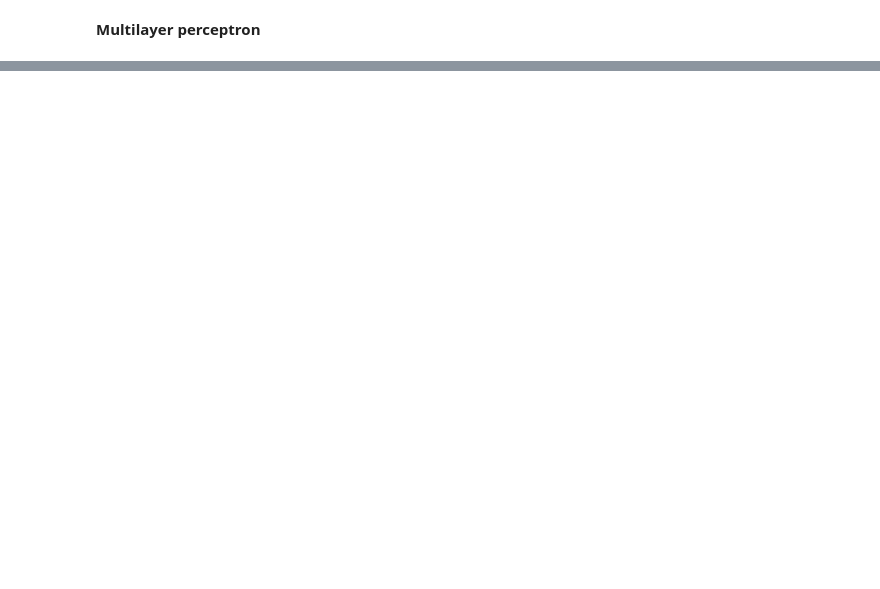
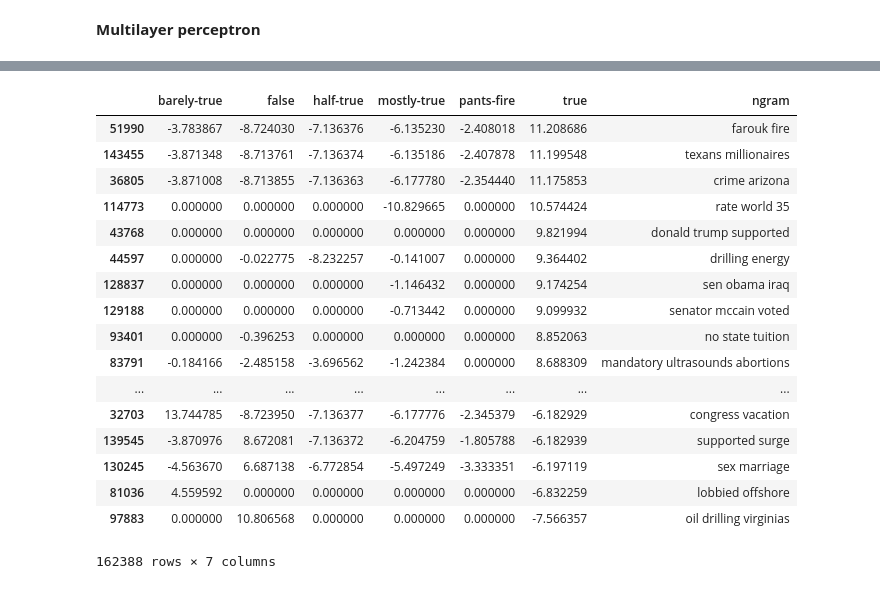
Before and after one commit to joshuamei91/ga-dsi-sg-07, a Jupyter notebook: capstone/US fake news analysis.ipynb, the cells around one changed output, grey strips where cells are left out. Cells and saved outputs as stored; diff of their text form; code cells hidden in the pictures; blank space fills up the shorter version.

```diff
--- a/capstone/US fake news analysis.ipynb
+++ b/capstone/US fake news analysis.ipynb
@@ -1051,0 +1156,21 @@ mlp_transformer_pipeline = Pipeline([
+# %%
+text_coef.sort_values('true', ascending=False)
+# %% [output]
+|  | barely-true | false | half-true | mostly-true | pants-fire | true | ngram |
+| 51990 | -3.783867 | -8.724030 | -7.136376 | -6.135230 | -2.408018 | 11.208686 | farouk fire |
+| 143455 | -3.871348 | -8.713761 | -7.136374 | -6.135186 | -2.407878 | 11.199548 | texans millionaires |
+| 36805 | -3.871008 | -8.713855 | -7.136363 | -6.177780 | -2.354440 | 11.175853 | crime arizona |
+| 114773 | 0.000000 | 0.000000 | 0.000000 | -10.829665 | 0.000000 | 10.574424 | rate world 35 |
+| 43768 | 0.000000 | 0.000000 | 0.000000 | 0.000000 | 0.000000 | 9.821994 | donald trump supported |
+| 44597 | 0.000000 | -0.022775 | -8.232257 | -0.141007 | 0.000000 | 9.364402 | drilling energy |
+| 128837 | 0.000000 | 0.000000 | 0.000000 | -1.146432 | 0.000000 | 9.174254 | sen obama iraq |
+| 129188 | 0.000000 | 0.000000 | 0.000000 | -0.713442 | 0.000000 | 9.099932 | senator mccain voted |
+| 93401 | 0.000000 | -0.396253 | 0.000000 | 0.000000 | 0.000000 | 8.852063 | no state tuition |
+| 83791 | -0.184166 | -2.485158 | -3.696562 | -1.242384 | 0.000000 | 8.688309 | mandatory ultrasounds abortions |
+| ... | ... | ... | ... | ... | ... | ... | ... |
+| 32703 | 13.744785 | -8.723950 | -7.136377 | -6.177776 | -2.345379 | -6.182929 | congress vacation |
+| 139545 | -3.870976 | 8.672081 | -7.136372 | -6.204759 | -1.805788 | -6.182939 | supported surge |
+| 130245 | -4.563670 | 6.687138 | -6.772854 | -5.497249 | -3.333351 | -6.197119 | sex marriage |
+| 81036 | 4.559592 | 0.000000 | 0.000000 | 0.000000 | 0.000000 | -6.832259 | lobbied offshore |
+| 97883 | 0.000000 | 10.806568 | 0.000000 | 0.000000 | 0.000000 | -7.566357 | oil drilling virginias |
+162388 rows × 7 columns
```
Also changed, not shown: parts of 57 cells of this notebook, 2 other files.
